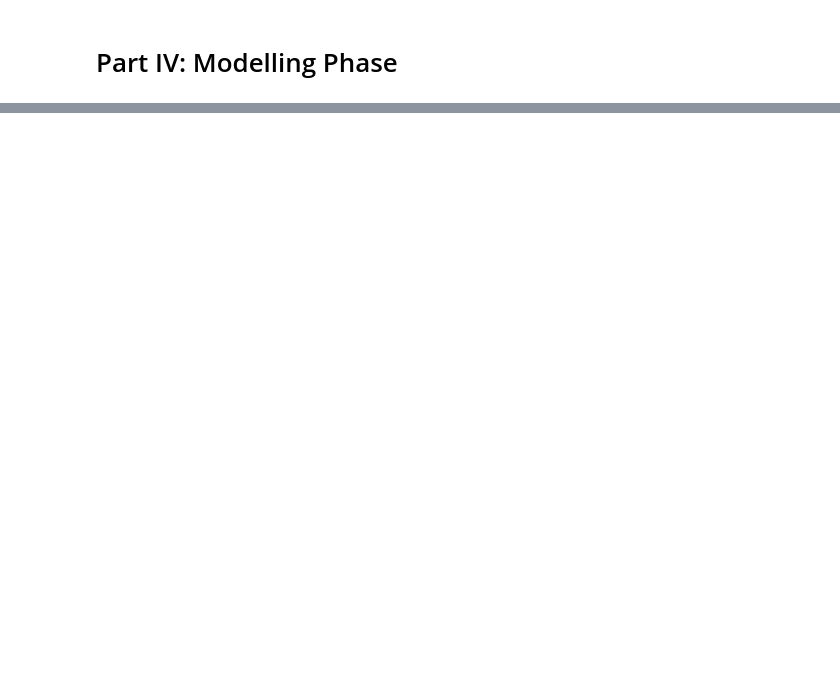
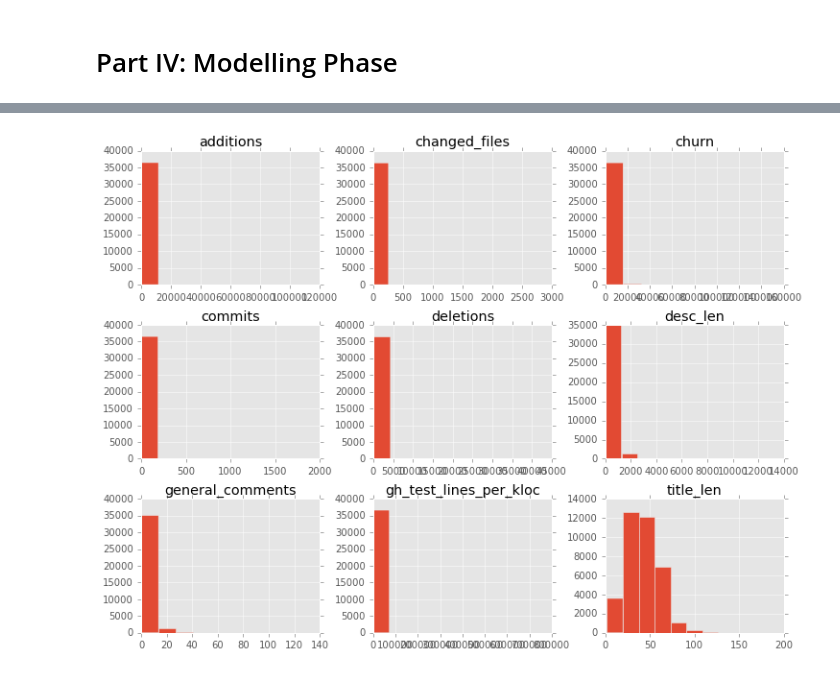
Before and after one commit to prudentprogrammer/Pull-Requests-Determinants, a Jupyter notebook: Pull Requests Determinants.ipynb, the cells around one changed output, grey strips where cells are left out. Cells and saved outputs as stored; diff of their text form; code cells hidden in the pictures; blank space fills up the shorter version.

Commit message:
Fixed a few issues in data

```diff
--- a/Pull Requests Determinants.ipynb
+++ b/Pull Requests Determinants.ipynb
@@ -9,7 +9,7 @@ import matplotlib.pyplot as plt
 %matplotlib inline
 plt.style.use('ggplot')
 # %%
-pull_req_data = pd.read_csv('./preprocessed_data_v2.csv')
+pull_req_data = pd.read_csv('./preprocessed_data_v3.csv')
 # %%
 pull_req_data.head(n=10)
 # %% [output]
@@ -311,8 +313,13 @@ features = [
 'title_len',
 'changed_files',
 'deletions',
-'gh_test_lines_per_kloc']
-'gh_sloc']
+'gh_test_lines_per_kloc',
+'gh_sloc',
+'open_issues_count',
+'network_count',
+'watchers_count',
+'subscribers_count'
+]
 # 'gh_asserts_cases_per_kloc',
 # 'pull_req_comments',
 # 'gh_test_cases_per_kloc',
@@ -518,0 +538,6 @@ avg / total       0.84      0.80      0.76      7333
+# %%
+plt.rcParams["figure.figsize"] = [12, 9]
+dropped_features[features].hist()
+plt.show()
+# %% [output]
+[figure, added]
```
Also changed, not shown: parts of 28 cells of this notebook.
